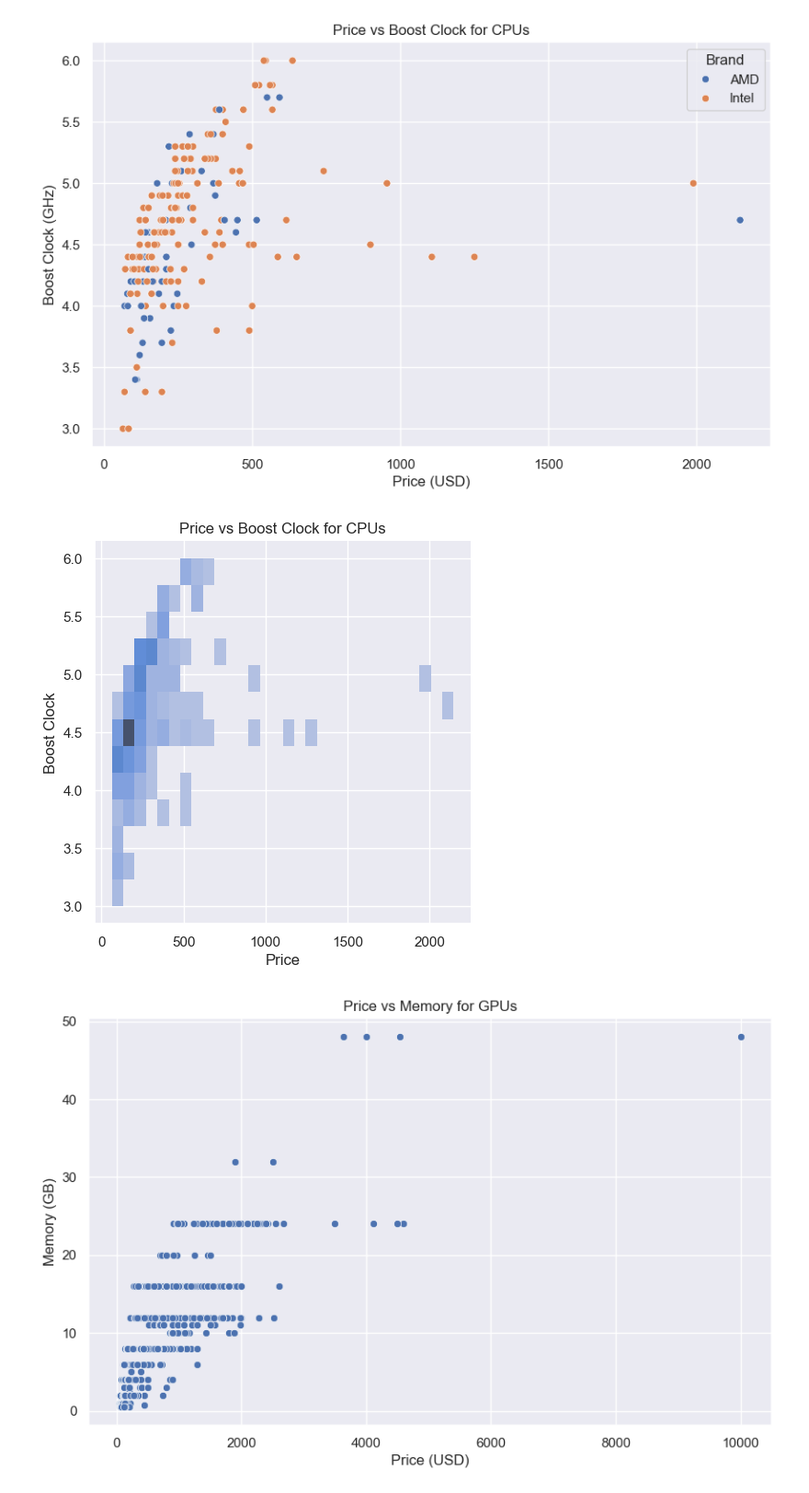
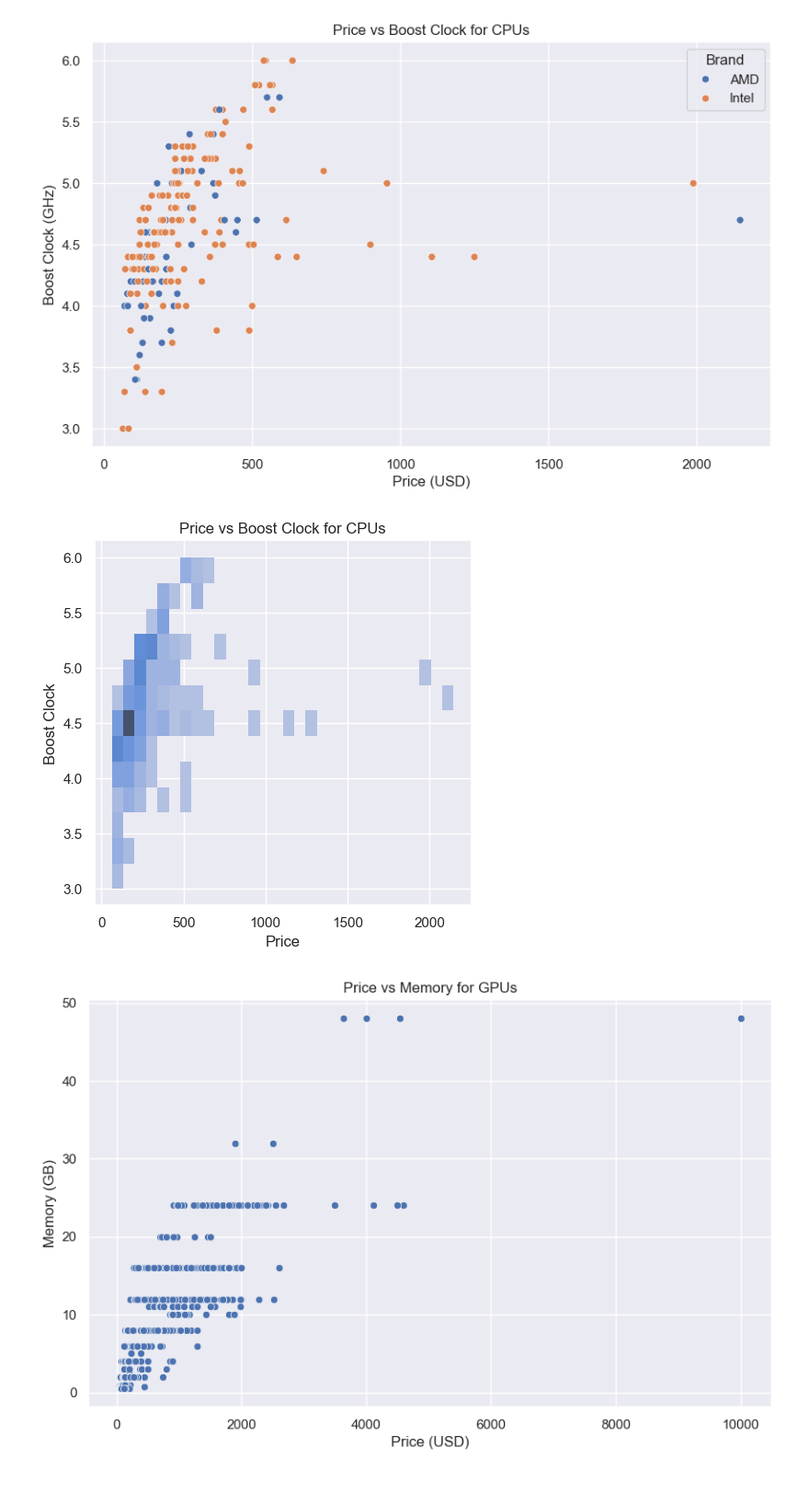
Before and after one commit to knoppds/CSCI_5502_Group_Project_01, a Jupyter notebook: GP_1_PCPartPicker_Data_Visualizations.ipynb, the cells around one changed output. Shown at 92% size. Drawn from its saved outputs; the diff is of its cells as text; code cells hidden in the pictures.

Commit message:
fixed Price v Boost

```diff
--- a/GP_1_PCPartPicker_Data_Visualizations.ipynb
+++ b/GP_1_PCPartPicker_Data_Visualizations.ipynb
@@ -176,15 +176,15 @@ plt.show()
 # %% [output]
 [figure]
 # %%
-sns.displot(data = cpu_df, x = 'Price', y = 'Boost Clock')
+sns.displot(data=cpu_df, x='Price', y='Boost Clock')
 plt.xlabel('Price')
 plt.ylabel('Boost Clock')
 plt.title('Price vs Boost Clock for CPUs')
-#save as png
+plt.tight_layout()
 plt.savefig('Visualizations/price_vs_boost_displot.png')
 plt.show()
 # %% [output]
-[figure, old version]
+[figure, new version]
 # %%
 plt.figure(figsize=(10, 6))
 sns.scatterplot(x='Price', y='Memory', data=gpu_df)
```
